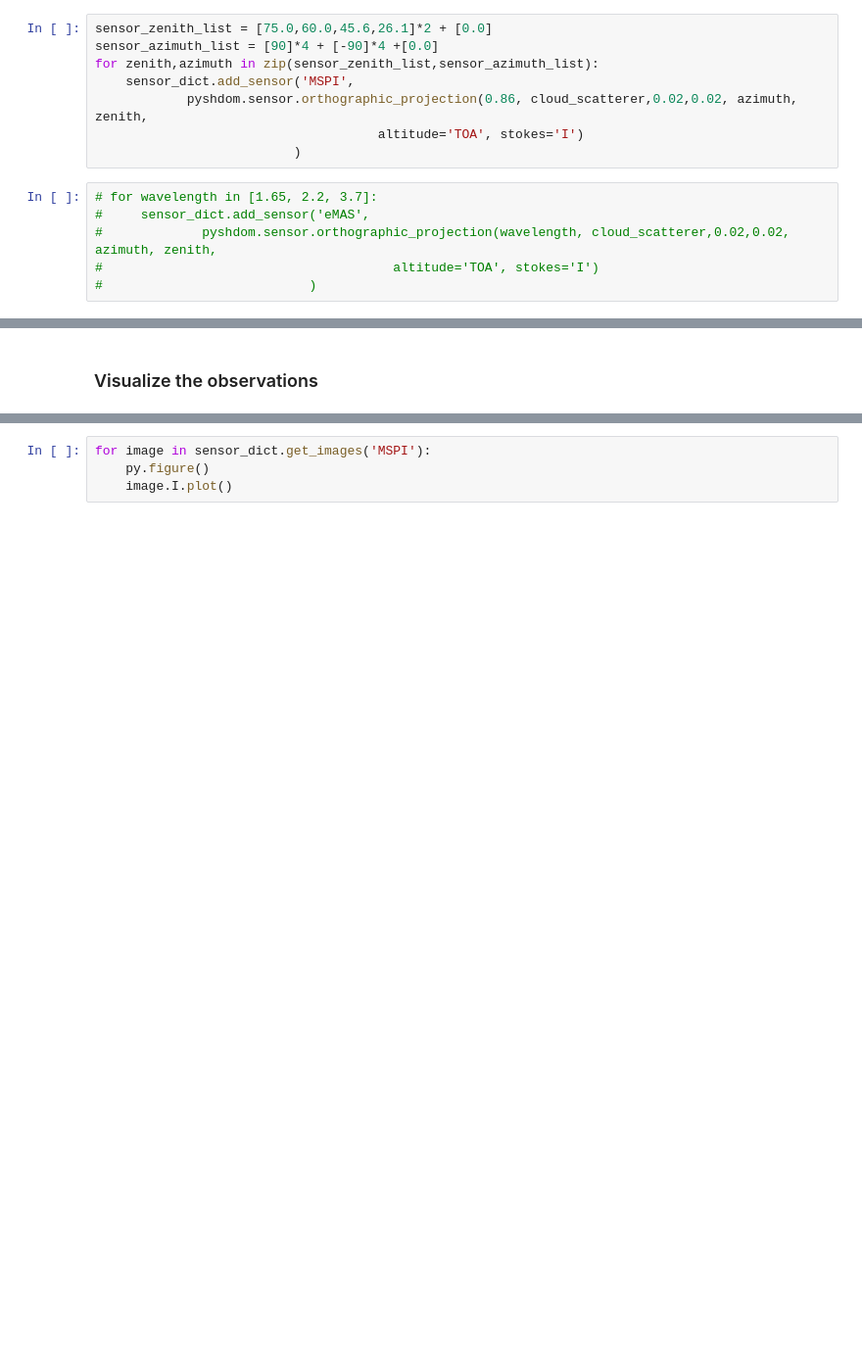
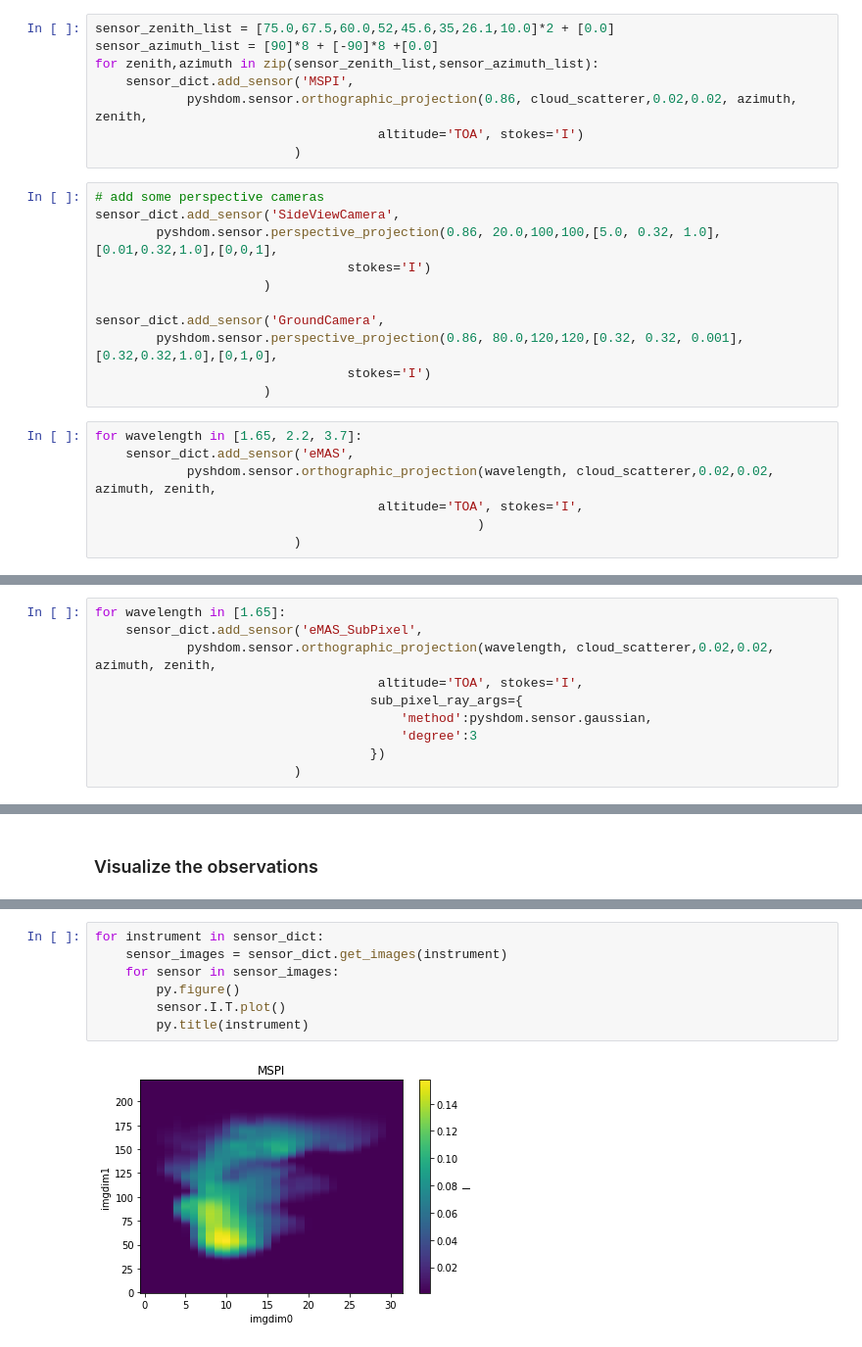
Before and after one commit to CloudTomography/AT3D, a Jupyter notebook: notebooks/SimulatingRadiances.ipynb, the cells around one changed output, grey strips where cells are left out. Shown at 98% size. Cells and saved outputs as stored; diff of their text form; blank space fills up the shorter version.

```diff
--- a/notebooks/SimulatingRadiances.ipynb
+++ b/notebooks/SimulatingRadiances.ipynb
@@ -49,16 +53,28 @@ and eMAS observations - nadir multi-spectral measurements.
 # %%
 sensor_dict = pyshdom.containers.SensorsDict()
 # %%
-sensor_zenith_list = [75.0,60.0,45.6,26.1]*2 + [0.0]
-sensor_azimuth_list = [90]*4 + [-90]*4 +[0.0]
+sensor_zenith_list = [75.0,67.5,60.0,52,45.6,35,26.1,10.0]*2 + [0.0]
+sensor_azimuth_list = [90]*8 + [-90]*8 +[0.0]
 for zenith,azimuth in zip(sensor_zenith_list,sensor_azimuth_list):
     sensor_dict.add_sensor('MSPI',
             pyshdom.sensor.orthographic_projection(0.86, cloud_scatterer,0.02,0.02, azimuth, zenith,
                                      altitude='TOA', stokes='I')
                           )
+# %%
+# add some perspective cameras
+sensor_dict.add_sensor('SideViewCamera',
+        pyshdom.sensor.perspective_projection(0.86, 20.0,100,100,[5.0, 0.32, 1.0],[0.01,0.32,1.0],[0,0,1],
+                                 stokes='I')
+                      )
+
+sensor_dict.add_sensor('GroundCamera',
+        pyshdom.sensor.perspective_projection(0.86, 80.0,120,120,[0.32, 0.32, 0.001],[0.32,0.32,1.0],[0,1,0],
+                                 stokes='I')
+                      )
 # %%
-# for wavelength in [1.65, 2.2, 3.7]:
-#     sensor_dict.add_sensor('eMAS',
-#             pyshdom.sensor.orthographic_projection(wavelength, cloud_scatterer,0.02,0.02, azimuth, zenith,
-#                                      altitude='TOA', stokes='I')
-#                           )
+for wavelength in [1.65, 2.2, 3.7]:
+    sensor_dict.add_sensor('eMAS',
+            pyshdom.sensor.orthographic_projection(wavelength, cloud_scatterer,0.02,0.02, azimuth, zenith,
+                                     altitude='TOA', stokes='I',
+                                                  )
+                          )
@@ -65,3 +83,13 @@ for zenith,azimuth in zip(sensor_zenith_list,sensor_azimuth_list):
+# %%
+for wavelength in [1.65]:
+    sensor_dict.add_sensor('eMAS_SubPixel',
+            pyshdom.sensor.orthographic_projection(wavelength, cloud_scatterer,0.02,0.02, azimuth, zenith,
+                                     altitude='TOA', stokes='I',
+                                    sub_pixel_ray_args={
+                                        'method':pyshdom.sensor.gaussian,
+                                        'degree':3
+                                    })
+                          )
 # %%
 wavelengths = sensor_dict.get_unique_solvers()
 # %% [markdown]
@@ -131,4 +179,9 @@ Wall time: 52.2 s
 # %%
-for image in sensor_dict.get_images('MSPI'):
-    py.figure()
-    image.I.plot()
+for instrument in sensor_dict:
+    sensor_images = sensor_dict.get_images(instrument)
+    for sensor in sensor_images:
+        py.figure()
+        sensor.I.T.plot()
+        py.title(instrument)
+# %% [output]
+[figure, added]
```
Also changed, not shown: parts of 10 cells of this notebook, 13 other files.
